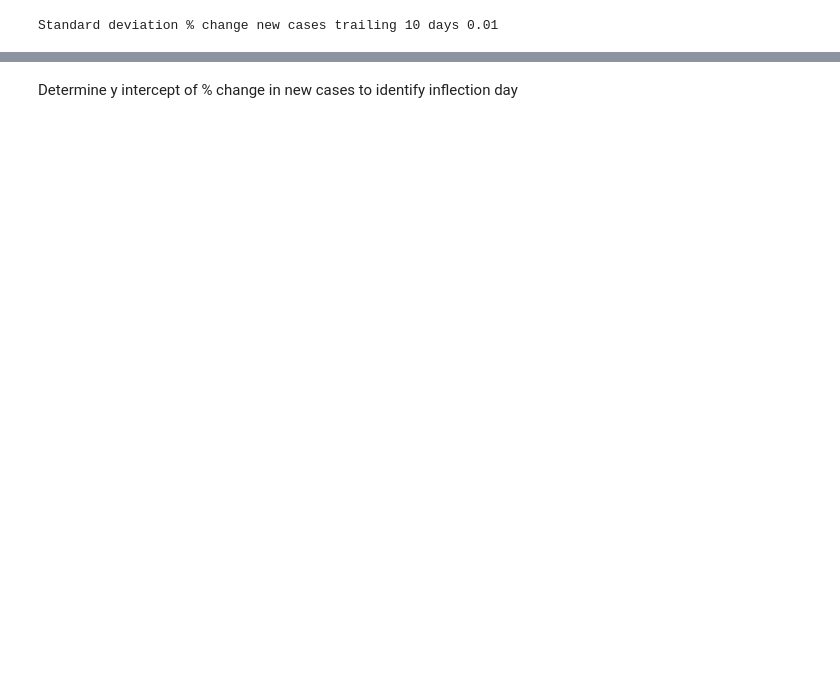
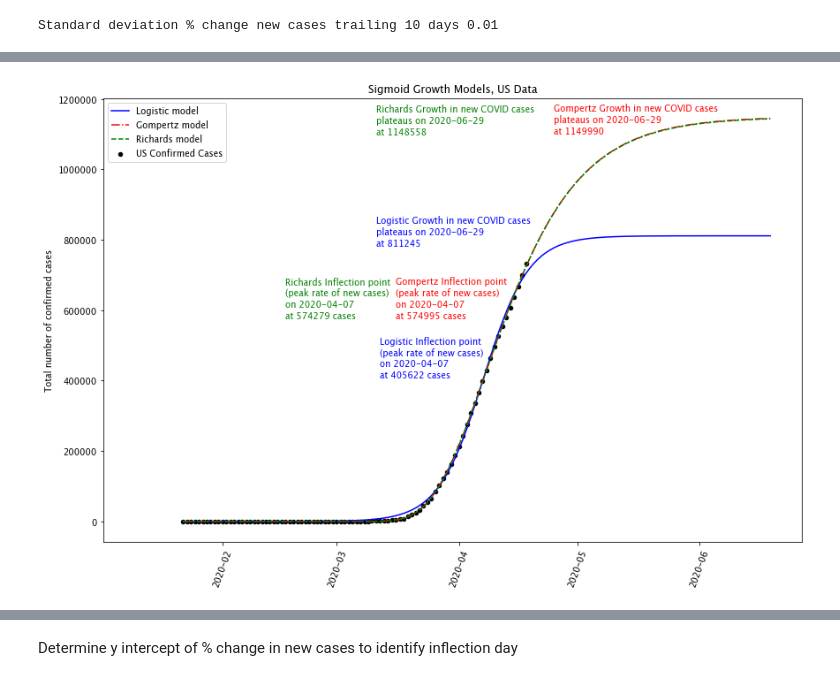
Before and after one commit to jayurbain/covid19, a Jupyter notebook: covid19_logistic_model.ipynb, the cells around one changed output, grey strips where cells are left out. Drawn from its saved outputs; the diff is of its cells as text; code cells hidden in the pictures; blank space fills up the shorter version.

```diff
--- a/covid19_logistic_model.ipynb
+++ b/covid19_logistic_model.ipynb
@@ -1468,0 +1477,69 @@ plt.show()
+# %%
+us_day_offset = 0
+us_end_offset = len(df_us)
+x_us = df_us.index
+y_us = df_us['Cases']
+x_ext = np.arange(150)
+x_ext_offset = np.arange(len(df_us)-1, 150)
+
+fig, ax = plt.subplots(figsize=(12,8), constrained_layout=True)
+degrees = 70
+plt.xticks(rotation=degrees)
+
+d = [np.datetime64('2020-01-22') + np.timedelta64(i,'D') for i in x_ext if i<len(x_us)]
+plt.scatter(d, y_us, color="black", marker='o', s=20, label="US Confirmed Cases")
+
+# Fitted logistic curve
+# [np.datetime64('2020-01-22') + np.timedelta64(i,'D') for i in x_ext]
+
+plt.plot([np.datetime64('2020-01-22') + np.timedelta64(i,'D') for i in x_ext], [logistic_model(i, popt_logistic[0], popt_logistic[1], popt_logistic[2]*1) for i in x_ext], 'b-', label="Logistic model" )
+
+plt.plot([np.datetime64('2020-01-22') + np.timedelta64(i,'D') for i in x_ext], [gompertz_model(i, popt_gompertz[0], popt_gompertz[1], popt_gompertz[2]*1) for i in x_ext], 'r-.', label="Gompertz model" )
+
+plt.plot([np.datetime64('2020-01-22') + np.timedelta64(i,'D') for i in x_ext], [richards_model(i, popt_richards[0], popt_richards[1], popt_richards[2], popt_richards[3], popt_richards[4], popt_richards[5]) for i in x_ext], 'g--', label="Richards model" )
+
+dd = [np.datetime64('2020-01-22') + np.timedelta64(i,'D') for i in x_ext_offset]
+
+style = dict(size=10, color='blue')
+d = np.datetime_as_string( np.datetime64(us_inflection_date_string))
+do = np.datetime_as_string( np.datetime64(us_inflection_date_string) + np.timedelta64(-26,'D') )
+ax.text(do, round(popt_logistic[2]/2*1)+1000, 'Logistic Inflection point \n(peak rate of new cases) \non ' + d + '\nat ' + str(int(popt_us[2]/2*1)) + ' cases' , **style)
+d = np.datetime_as_string( np.datetime64(us_inflection_end_date_string))
+do = np.datetime_as_string( np.datetime64(us_inflection_end_date_string) + np.timedelta64(-110,'D') )
+ax.text(do, round(popt_logistic[2]*1)-30000, 'Logistic Growth in new COVID cases \nplateaus on ' + us_inflection_end_date_string + '\nat ' + str(int(popt_us[2]*1)), **style)
+
+# doia1 = np.datetime_as_string( np.datetime64(us_inflection_date_string) + np.timedelta64(-10,'D') )
+# doia2 = np.datetime_as_string( np.datetime64(us_inflection_date_string) + np.timedelta64(0,'D') )
+# ax.annotate('', xy=(doia2,int(popt_us[2]/2*1)+0), xytext=(doia1, int(popt_us[2]/2*1)),
+#             arrowprops={'arrowstyle': '->', 'color': 'green', 'lw': 2}, va='center', )
+
+style = dict(size=10, color='red')
+d = np.datetime_as_string( np.datetime64(us_inflection_date_string))
+do = np.datetime_as_string( np.datetime64(us_inflection_date_string) + np.timedelta64(-22,'D') )
+ax.text(do, round(popt_gompertz[2]/2*1)+1000, 'Gompertz Inflection point \n(peak rate of new cases) \non ' + d + '\nat ' + str(int(popt_gompertz[2]/2*1)) + ' cases' , **style)
+d = np.datetime_as_string( np.datetime64(us_inflection_end_date_string))
+do = np.datetime_as_string( np.datetime64(us_inflection_end_date_string) + np.timedelta64(-65,'D') )
+ax.text(do, round(popt_gompertz[2]*1)-50000, 'Gompertz Growth in new COVID cases \nplateaus on ' + us_inflection_end_date_string + '\nat ' + str(int(popt_gompertz[2]*1)), **style)
+
+k = popt_richards[1]
+a = popt_richards[0]
+c = popt_richards[5]
+v = popt_richards[3]
+upper_asymp = (k-a)/(np.power(c, 1/v))
+
+style = dict(size=10, color='green')
+d = np.datetime_as_string( np.datetime64(us_inflection_date_string))
+do = np.datetime_as_string( np.datetime64(us_inflection_date_string) + np.timedelta64(-50,'D') )
+ax.text(do, round(upper_asymp/2)+1000, 'Richards Inflection point \n(peak rate of new cases) \non ' + d + '\nat ' + str(int(upper_asymp/2*1)) + ' cases' , **style)
+d = np.datetime_as_string( np.datetime64(us_inflection_end_date_string))
+do = np.datetime_as_string( np.datetime64(us_inflection_end_date_string) + np.timedelta64(-110,'D') )
+ax.text(do, round(upper_asymp)-50000, 'Richards Growth in new COVID cases \nplateaus on ' + us_inflection_end_date_string + '\nat ' + str(int(upper_asymp)), **style)
+
+plt.legend()
+# plt.xlabel("Days since " + min_date)
+plt.ylabel("Total number of confirmed cases")
+plt.title('Sigmoid Growth Models, US Data')
+plt.savefig('US Sigmoid Models, US Data composite.png')
+plt.show()
+# %% [output]
+[figure, added]
```
Also changed, not shown: parts of 65 cells of this notebook, 20 other files.
